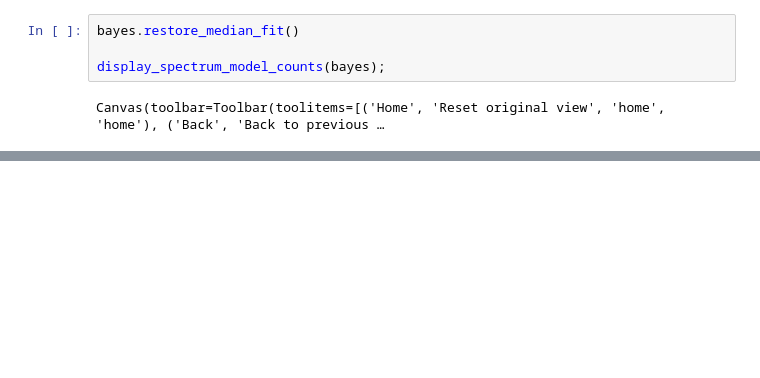
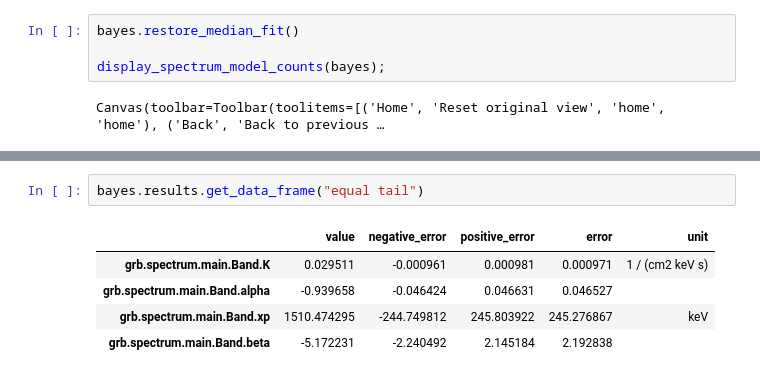
Before and after one commit to tsiegert/120711A, a Jupyter notebook: threeML.ipynb, the cells around one changed output, grey strips where cells are left out. Cells and saved outputs as stored; diff of their text form; blank space fills up the shorter version.

```diff
--- a/threeML.ipynb
+++ b/threeML.ipynb
@@ -98,2 +129,10 @@ bayes.results.corner_plot();
 # %% [output]
 Canvas(toolbar=Toolbar(toolitems=[('Home', 'Reset original view', 'home', 'home'), ('Back', 'Back to previous …
+# %%
+bayes.results.get_data_frame("equal tail")
+# %% [output]
+|  | value | negative_error | positive_error | error | unit |
+| grb.spectrum.main.Band.K | 0.029511 | -0.000961 | 0.000981 | 0.000971 | 1 / (cm2 keV s) |
+| grb.spectrum.main.Band.alpha | -0.939658 | -0.046424 | 0.046631 | 0.046527 |  |
+| grb.spectrum.main.Band.xp | 1510.474295 | -244.749812 | 245.803922 | 245.276867 | keV |
+| grb.spectrum.main.Band.beta | -5.172231 | -2.240492 | 2.145184 | 2.192838 |  |
```
Also changed, not shown: parts of 8 cells of this notebook, 1 other file.
